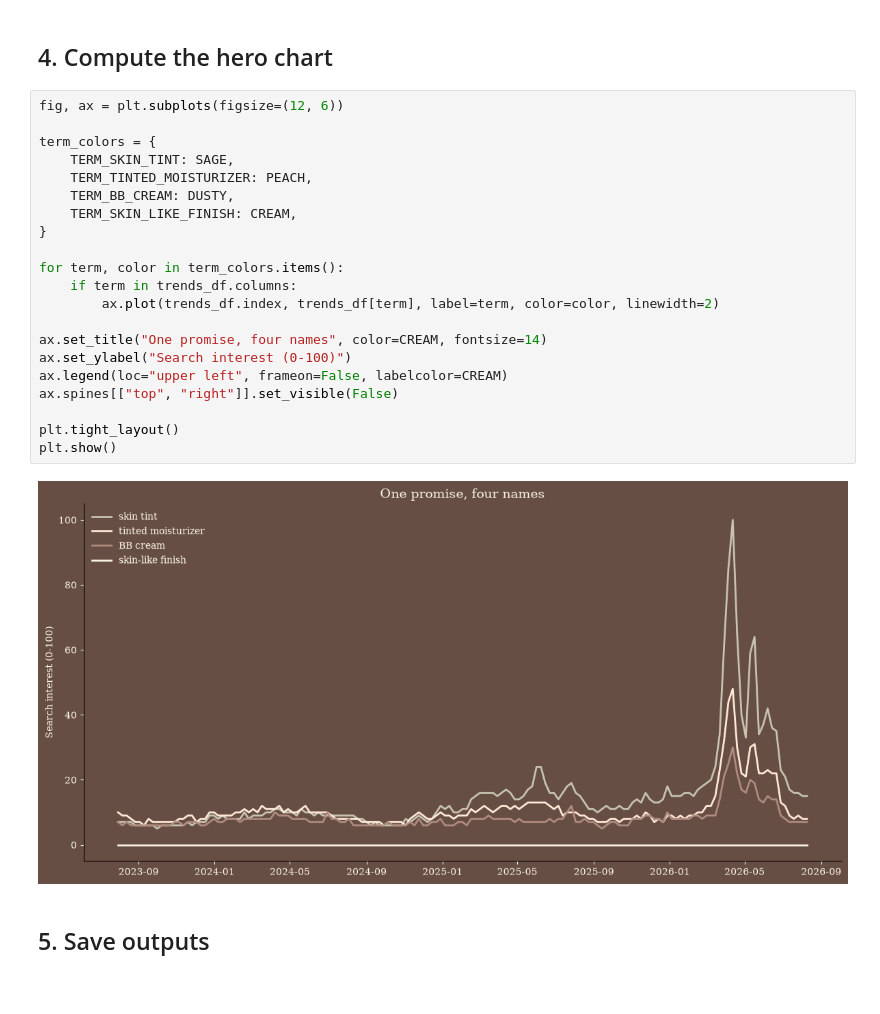
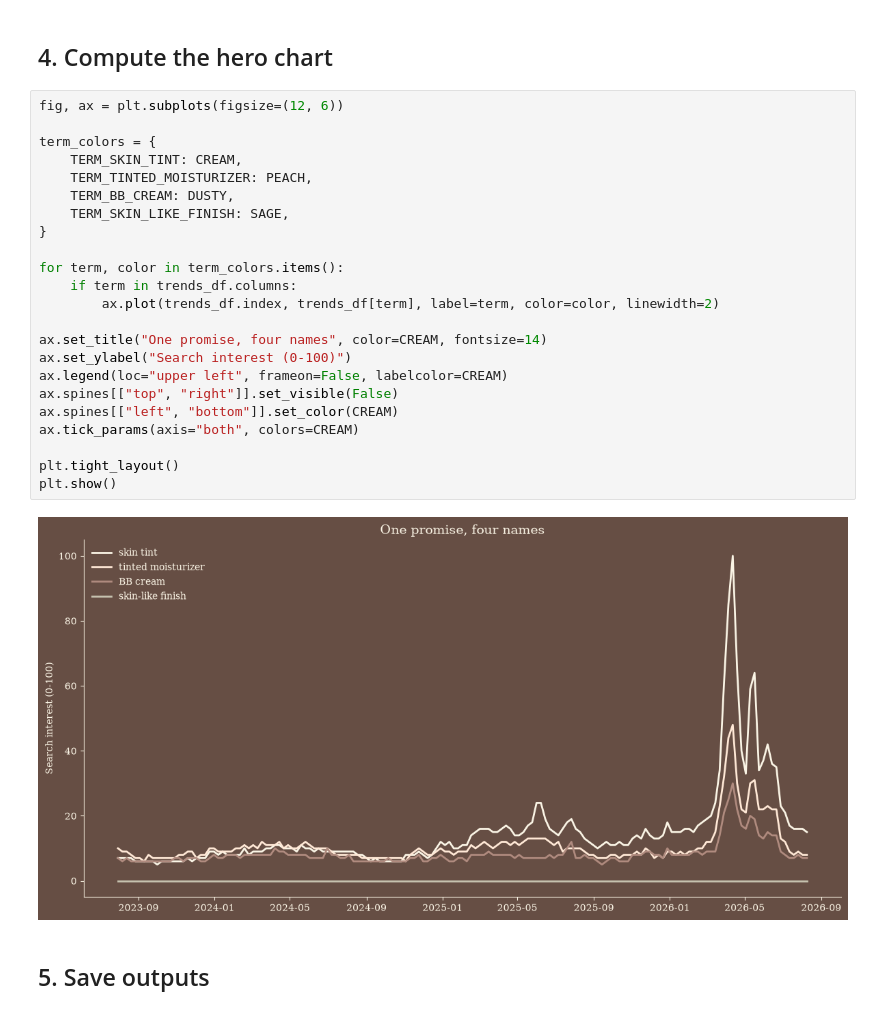
Before and after one commit to juvinciariadi/data-worn-thin.-, a Jupyter notebook: notebooks/issue-05/5.1-trend-data.ipynb, the cells around one changed output. Cells and saved outputs as stored; diff of their text form.

Commit message:
changed the chart to have a white axes

```diff
--- a/notebooks/issue-05/5.1-trend-data.ipynb
+++ b/notebooks/issue-05/5.1-trend-data.ipynb
@@ -161,26 +161,28 @@ Full window (2023-07-30 to 2026-08-09): 7 -> 15
 # %%
 fig, ax = plt.subplots(figsize=(12, 6))
 
 term_colors = {
-    TERM_SKIN_TINT: SAGE,
+    TERM_SKIN_TINT: CREAM,
     TERM_TINTED_MOISTURIZER: PEACH,
     TERM_BB_CREAM: DUSTY,
-    TERM_SKIN_LIKE_FINISH: CREAM,
+    TERM_SKIN_LIKE_FINISH: SAGE,
 }
 
 for term, color in term_colors.items():
     if term in trends_df.columns:
         ax.plot(trends_df.index, trends_df[term], label=term, color=color, linewidth=2)
 
 ax.set_title("One promise, four names", color=CREAM, fontsize=14)
 ax.set_ylabel("Search interest (0-100)")
 ax.legend(loc="upper left", frameon=False, labelcolor=CREAM)
 ax.spines[["top", "right"]].set_visible(False)
+ax.spines[["left", "bottom"]].set_color(CREAM)
+ax.tick_params(axis="both", colors=CREAM)
 
 plt.tight_layout()
 plt.show()
 # %% [output]
-[figure, old version]
+[figure, new version]
 # %% [markdown]
 ## 5. Save outputs
 # %%
```
Also changed, not shown: parts of 1 cell of this notebook.
